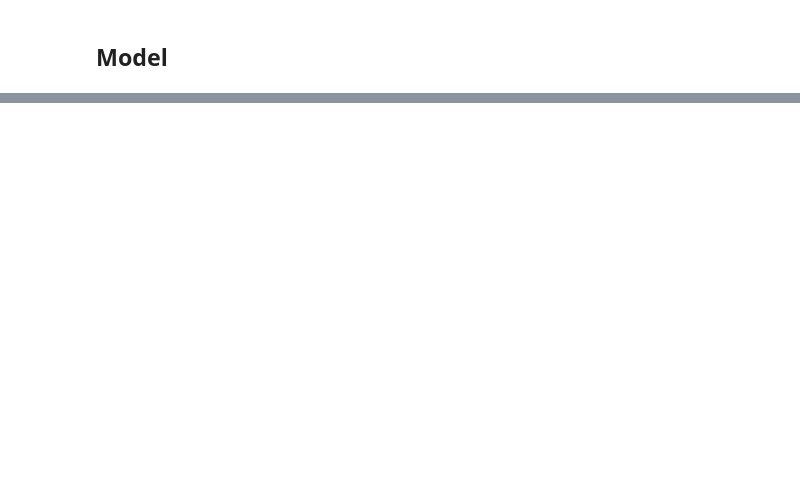
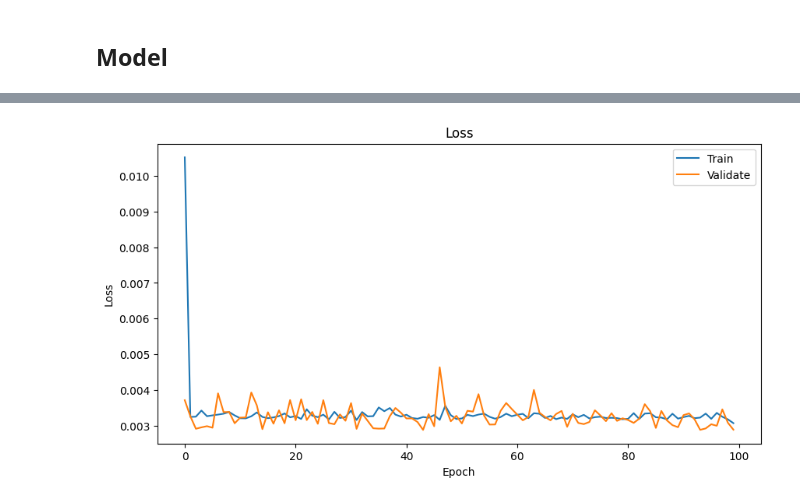
Before and after one commit to sync-without-async/CapstoneDesign-ML, a Jupyter notebook: experiments/imporve_model.ipynb, the cells around one changed output, grey strips where cells are left out. Saved outputs shown, nothing was run; the diff lists cells and outputs as text; code cells hidden in the pictures; blank space fills up the shorter version.

```diff
--- a/experiments/imporve_model.ipynb
+++ b/experiments/imporve_model.ipynb
@@ -85,0 +85,2 @@ y_test shape: (304, 1080, 1920, 3)
+# %%
+skeleton_points = skeleton_points[:142, :, :]
@@ -93,0 +227,34 @@ Device: cuda:0
+# %%
+epoch = 100
+train_loss, validate_loss = [], []
+
+for epoch in tqdm(range(epoch)):
+    running_loss = 0.0
+    p_bar = tqdm(enumerate(train_dataloader), total=len(train_dataloader))
+    for i, data in p_bar:
+        guide_X, guide_y, user_X, user_y = data
+        guide_X, guide_y, user_X, user_y = guide_X.to(device), guide_y.to(device), user_X.to(device), user_y.to(device)
+
+        optimizer.zero_grad()
+
+        outputs = model(guide_X, user_X)
+        loss = criterion(outputs, torch.unsqueeze(user_y, 1))
+        loss.backward()
+        optimizer.step()
+
+        running_loss += loss.item()
+        p_bar.set_description(f"Epoch: {epoch}, Loss: {running_loss}")
+    train_loss.append(running_loss / len(train_dataloader))
+
+    running_loss = 0.0
+    for i, data in enumerate(test_dataloader):
+        guide_X, guide_y, user_X, user_y = data
+        guide_X, guide_y, user_X, user_y = guide_X.to(device), guide_y.to(device), user_X.to(device), user_y.to(device)
+
+        outputs = model(guide_X, user_X)
+        loss = criterion(outputs, torch.unsqueeze(user_y, 1))
+
+        running_loss += loss.item()
+    validate_loss.append(running_loss / len(test_dataloader))
+
+torch.save(model.state_dict(), './model.pth')
@@ -93,0 +421,11 @@ Device: cuda:0
+# %%
+plt.figure(figsize=(10, 5))
+plt.title("Loss")
+plt.plot(train_loss, label="Train")
+plt.plot(validate_loss, label="Validate")
+plt.xlabel("Epoch")
+plt.ylabel("Loss")
+plt.legend()
+plt.show()
+# %% [output]
+[figure, added]
```
Also changed, not shown: parts of 14 cells of this notebook, 5 other files.
